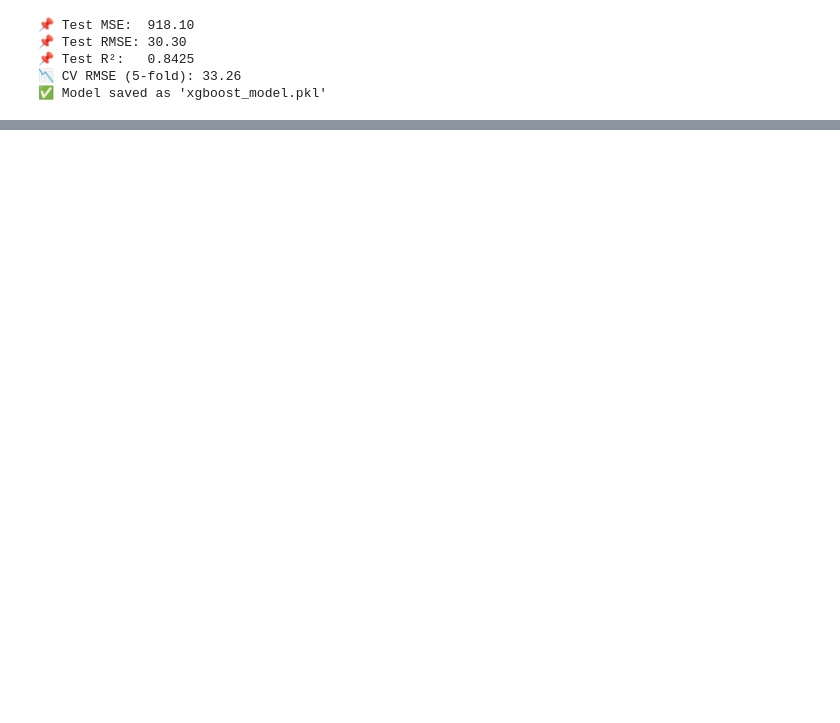
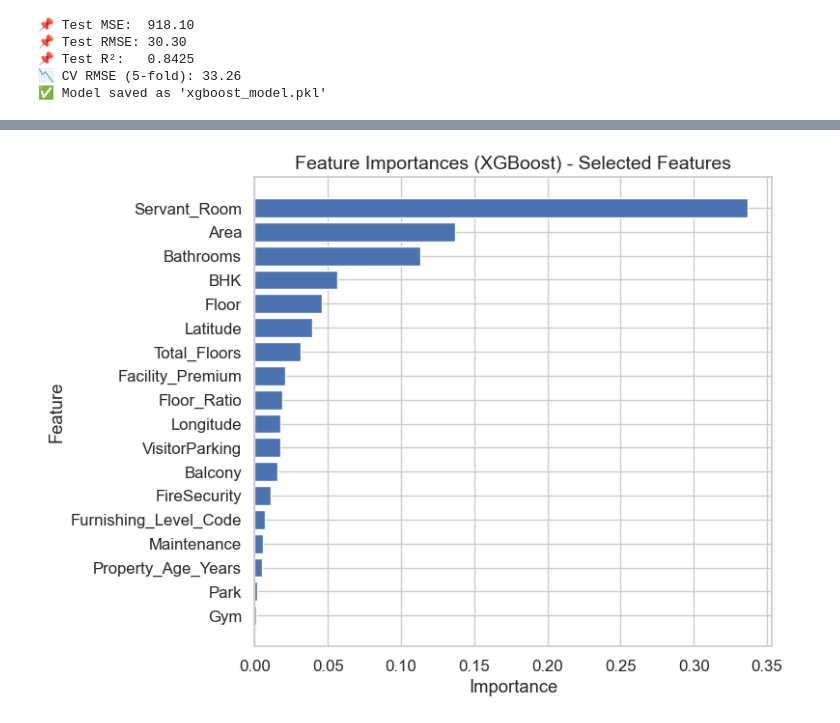
Before and after one commit to iamtgiri/UrbanNest, a Jupyter notebook: notebooks/model_training_and_evaluation.ipynb, the cells around one changed output, grey strips where cells are left out. Drawn from its saved outputs; the diff is of its cells as text; code cells hidden in the pictures; blank space fills up the shorter version.

```diff
--- a/notebooks/model_training_and_evaluation.ipynb
+++ b/notebooks/model_training_and_evaluation.ipynb
@@ -706,0 +867,60 @@ Developed an interactive Streamlit app for predicting flat prices in Kolkata usi
+# %%
+import pandas as pd
+import matplotlib.pyplot as plt
+
+# Full feature importances (from your provided data)
+feature_importances = {
+    "Servant_Room": 0.3368,
+    "Area": 0.1367,
+    "Bathrooms": 0.1134,
+    "BHK": 0.0568,
+    "Floor": 0.0463,
+    "Latitude": 0.0397,
+    "VaastuCompliant": 0.0341,
+    "Total_Floors": 0.0318,
+    "AiryRooms": 0.0316,
+    "Facility_Premium": 0.0207,
+    "Floor_Ratio": 0.0191,
+    "Longitude": 0.0179,
+    "VisitorParking": 0.0174,
+    "Balcony": 0.0155,
+    "Area_Type_Encoded": 0.0124,
+    "FireSecurity": 0.0113,
+    "Pooja_Room": 0.0109,
+    "Study_Room": 0.0108,
+    "Furnishing_Level_Code": 0.0072,
+    "Lift": 0.0065,
+    "Maintenance": 0.0061,
+    "Property_Age_Years": 0.0048,
+    "WaterStorage": 0.0042,
+    "Intercom": 0.0027,
+    "Store_Room": 0.0024,
+    "Park": 0.0018,
+    "Gym": 0.0013
+}
+
+# Select only the desired subset of features
+selected_features = [
+    "Area", "Bathrooms","Servant_Room", "BHK", "Floor", "Latitude", "Longitude",
+    "Facility_Premium", "Floor_Ratio", "Total_Floors", "Balcony",
+    "Furnishing_Level_Code", "Maintenance", "Property_Age_Years",
+    "Park", "Gym", "FireSecurity", "VisitorParking"
+]
+
+# Filter dictionary for selected features
+filtered_importances = {k: v for k, v in feature_importances.items() if k in selected_features}
+
+# Convert to DataFrame and sort
+df_imp = pd.DataFrame(list(filtered_importances.items()), columns=['Feature', 'Importance'])
+df_imp = df_imp.sort_values(by='Importance', ascending=True)
+
+# Plot
+plt.figure(figsize=(8, 6))
+plt.barh(df_imp['Feature'], df_imp['Importance'])
+plt.title('Feature Importances (XGBoost) - Selected Features', fontsize=14)
+plt.xlabel('Importance')
+plt.ylabel('Feature')
+plt.tight_layout()
+plt.show()
+# %% [output]
+[figure, added]
```
Also changed, not shown: parts of 16 cells of this notebook, 16 other files.
